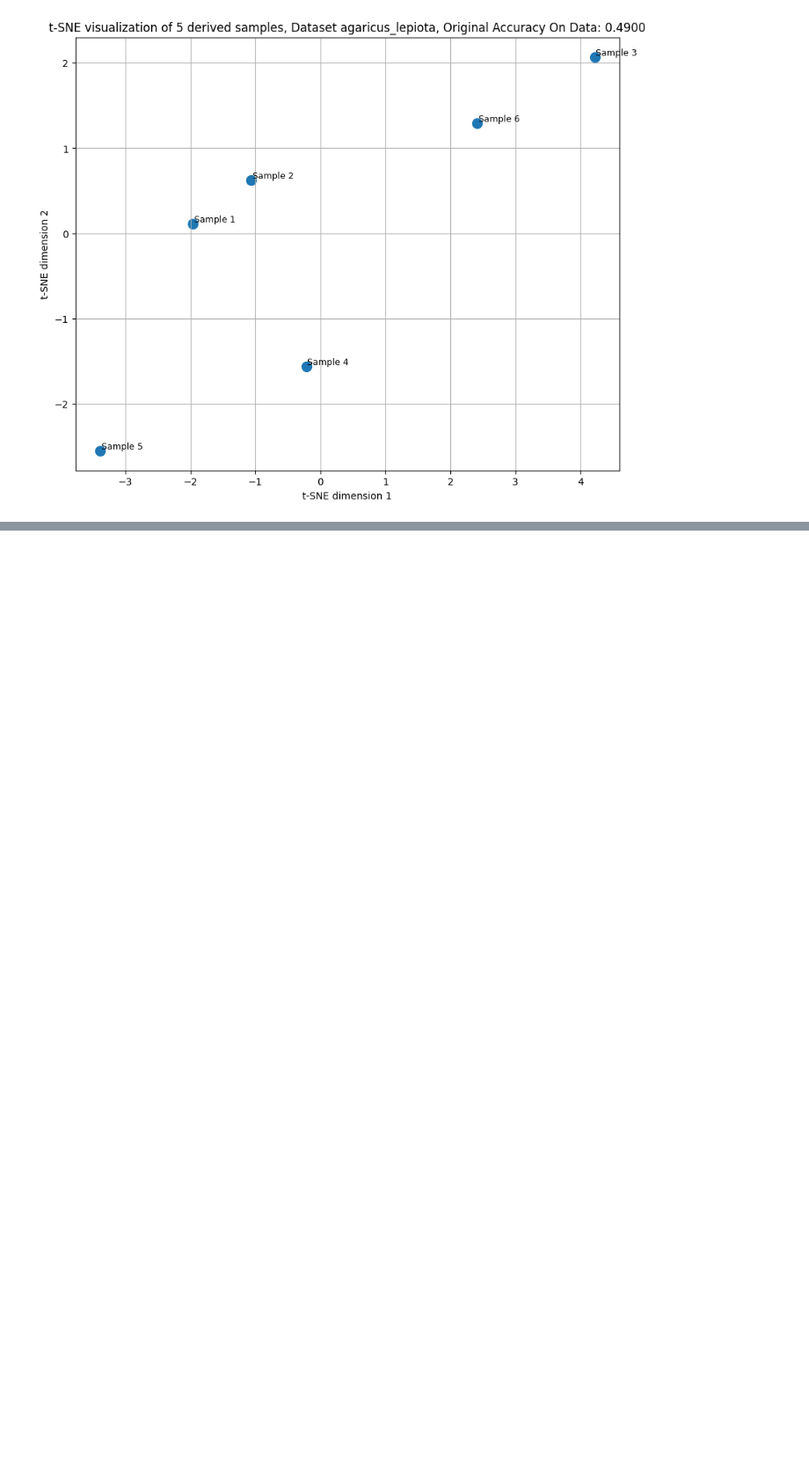
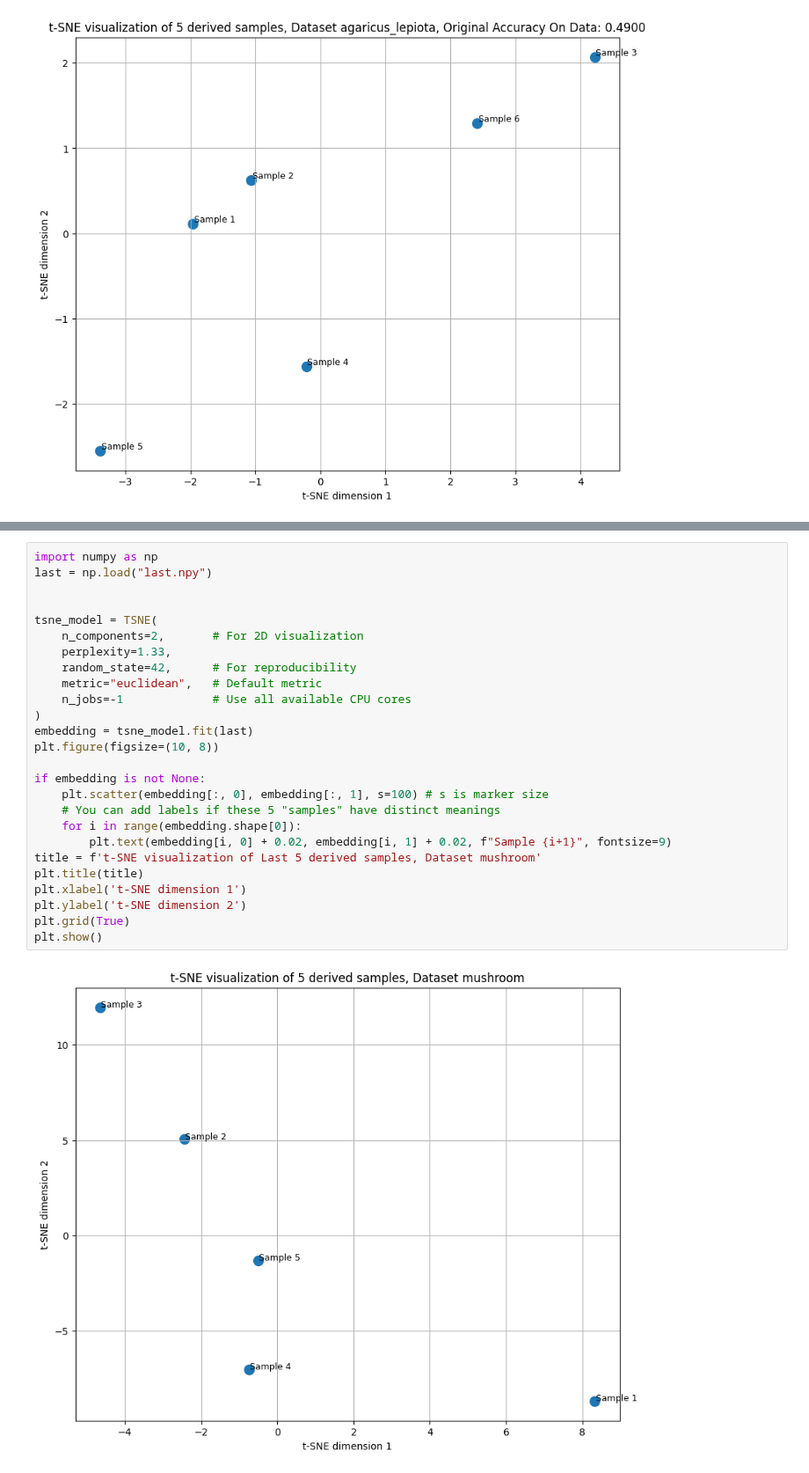
Before and after one commit to EdenYavin/Tabular-Cloud-ML, a Jupyter notebook: notebooks/embedding.ipynb, the cells around one changed output, grey strips where cells are left out. Shown at 88% size. Drawn from its saved outputs; the diff is of its cells as text; blank space fills up the shorter version.

```diff
--- a/notebooks/embedding.ipynb
+++ b/notebooks/embedding.ipynb
@@ -481,0 +525,28 @@ visualize(dataset, 'agaricus_lepiota', 0.49)
+# %%
+import numpy as np
+last = np.load("last.npy")
+
+
+tsne_model = TSNE(
+    n_components=2,       # For 2D visualization
+    perplexity=1.33,
+    random_state=42,      # For reproducibility
+    metric="euclidean",   # Default metric
+    n_jobs=-1             # Use all available CPU cores
+)
+embedding = tsne_model.fit(last)
+plt.figure(figsize=(10, 8))
+
+if embedding is not None:
+    plt.scatter(embedding[:, 0], embedding[:, 1], s=100) # s is marker size
+    # You can add labels if these 5 "samples" have distinct meanings
+    for i in range(embedding.shape[0]):
+        plt.text(embedding[i, 0] + 0.02, embedding[i, 1] + 0.02, f"Sample {i+1}", fontsize=9)
+title = f't-SNE visualization of Last 5 derived samples, Dataset mushroom'
+plt.title(title)
+plt.xlabel('t-SNE dimension 1')
+plt.ylabel('t-SNE dimension 2')
+plt.grid(True)
+plt.show()
+# %% [output]
+[figure, added]
```
Also changed, not shown: parts of 7 cells of this notebook, 6 other files.
